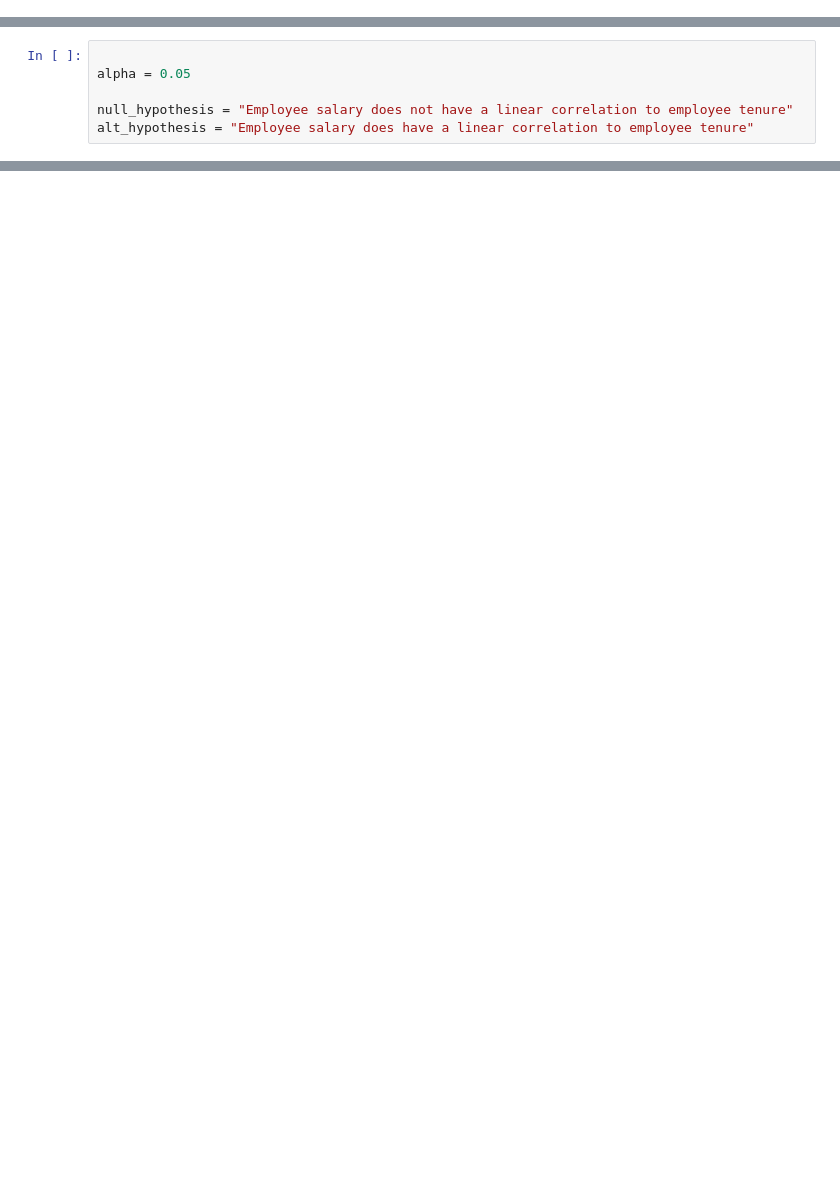
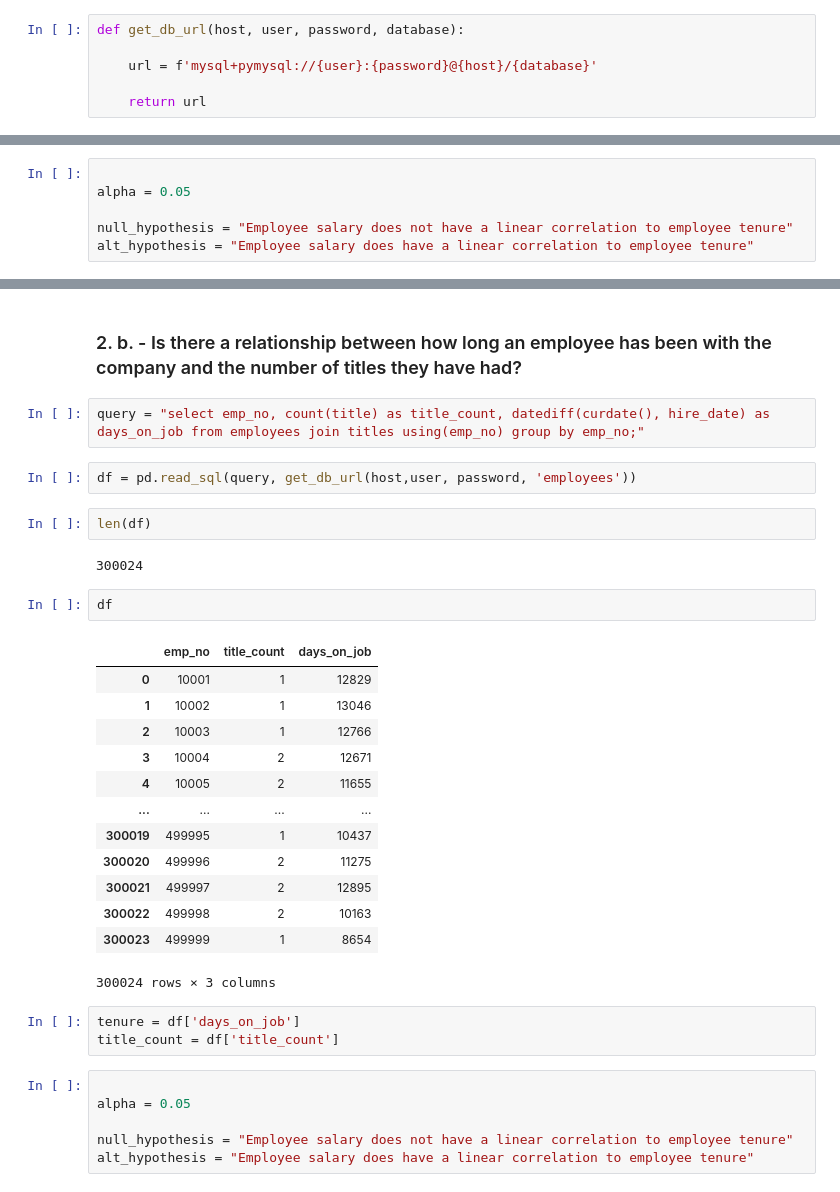
Before and after one commit to veronica-f-reyes/statistics-exercises, a Jupyter notebook: hypothesis_testing.ipynb, the cells around one changed output, grey strips where cells are left out. Saved outputs shown, nothing was run; the diff lists cells and outputs as text; blank space fills up the shorter version.

Commit message:
Working on Correlation Exercises

```diff
--- a/hypothesis_testing.ipynb
+++ b/hypothesis_testing.ipynb
@@ -475,0 +586,6 @@ Is there a relationship between how long an employee has been with the company a
+# %%
+def get_db_url(host, user, password, database):
+
+    url = f'mysql+pymysql://{user}:{password}@{host}/{database}'
+
+    return url
@@ -514,0 +668,35 @@ phone_customers
+# %% [markdown]
+### 2. b. -  Is there a relationship between how long an employee has been with the company and the number of titles they have had?
+# %%
+query = "select emp_no, count(title) as title_count, datediff(curdate(), hire_date) as days_on_job from employees join titles using(emp_no) group by emp_no;"
+# %%
+df = pd.read_sql(query, get_db_url(host,user, password, 'employees'))
+# %%
+len(df)
+# %% [output]
+300024
+# %%
+df
+# %% [output]
+|  | emp_no | title_count | days_on_job |
+| 0 | 10001 | 1 | 12829 |
+| 1 | 10002 | 1 | 13046 |
+| 2 | 10003 | 1 | 12766 |
+| 3 | 10004 | 2 | 12671 |
+| 4 | 10005 | 2 | 11655 |
+| ... | ... | ... | ... |
+| 300019 | 499995 | 1 | 10437 |
+| 300020 | 499996 | 2 | 11275 |
+| 300021 | 499997 | 2 | 12895 |
+| 300022 | 499998 | 2 | 10163 |
+| 300023 | 499999 | 1 | 8654 |
+300024 rows × 3 columns
+# %%
+tenure = df['days_on_job']
+title_count = df['title_count']
+# %%
+
+alpha = 0.05
+
+null_hypothesis = "Employee salary does not have a linear correlation to employee tenure"
+alt_hypothesis = "Employee salary does have a linear correlation to employee tenure"
```
Also changed, not shown: parts of 44 cells of this notebook, 1 other file.
